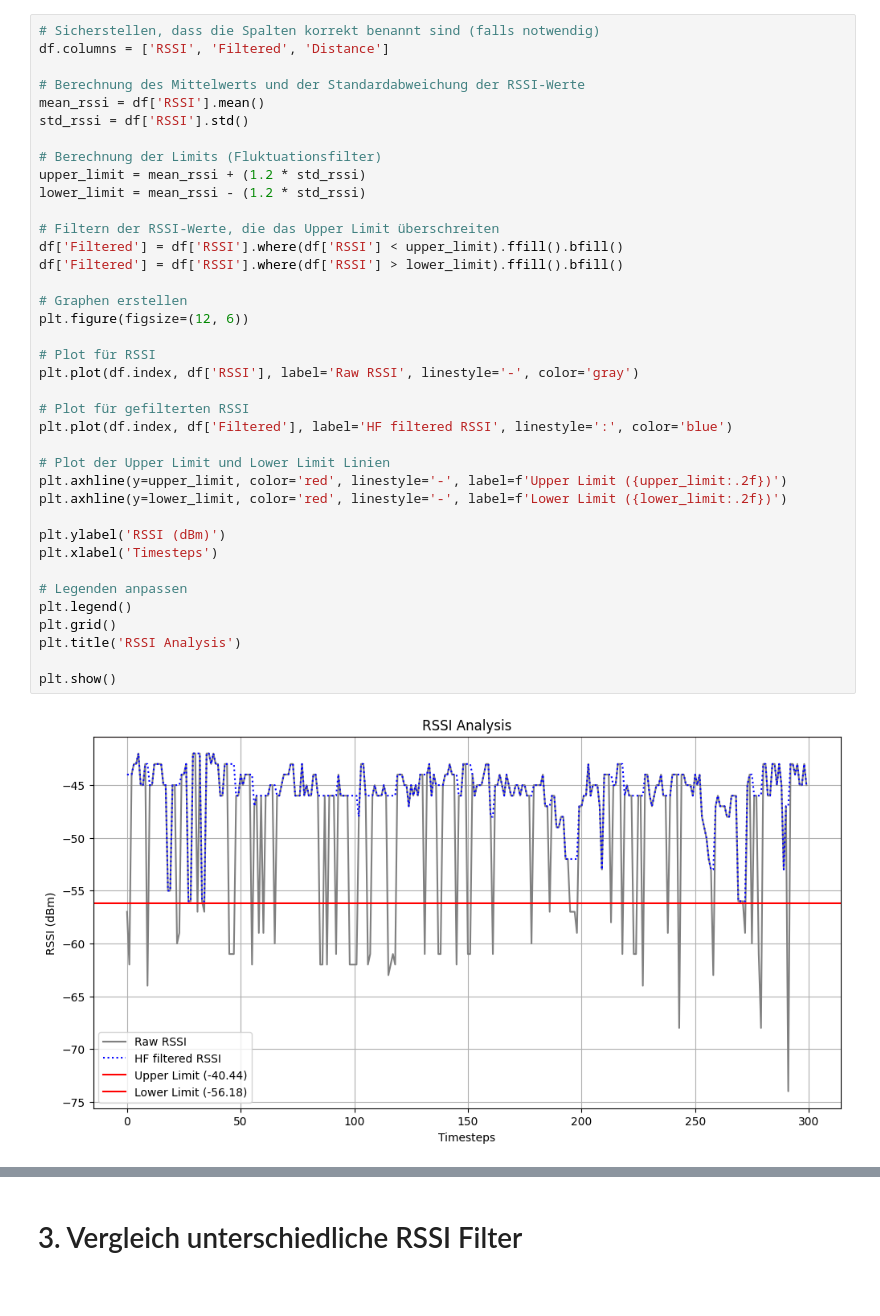
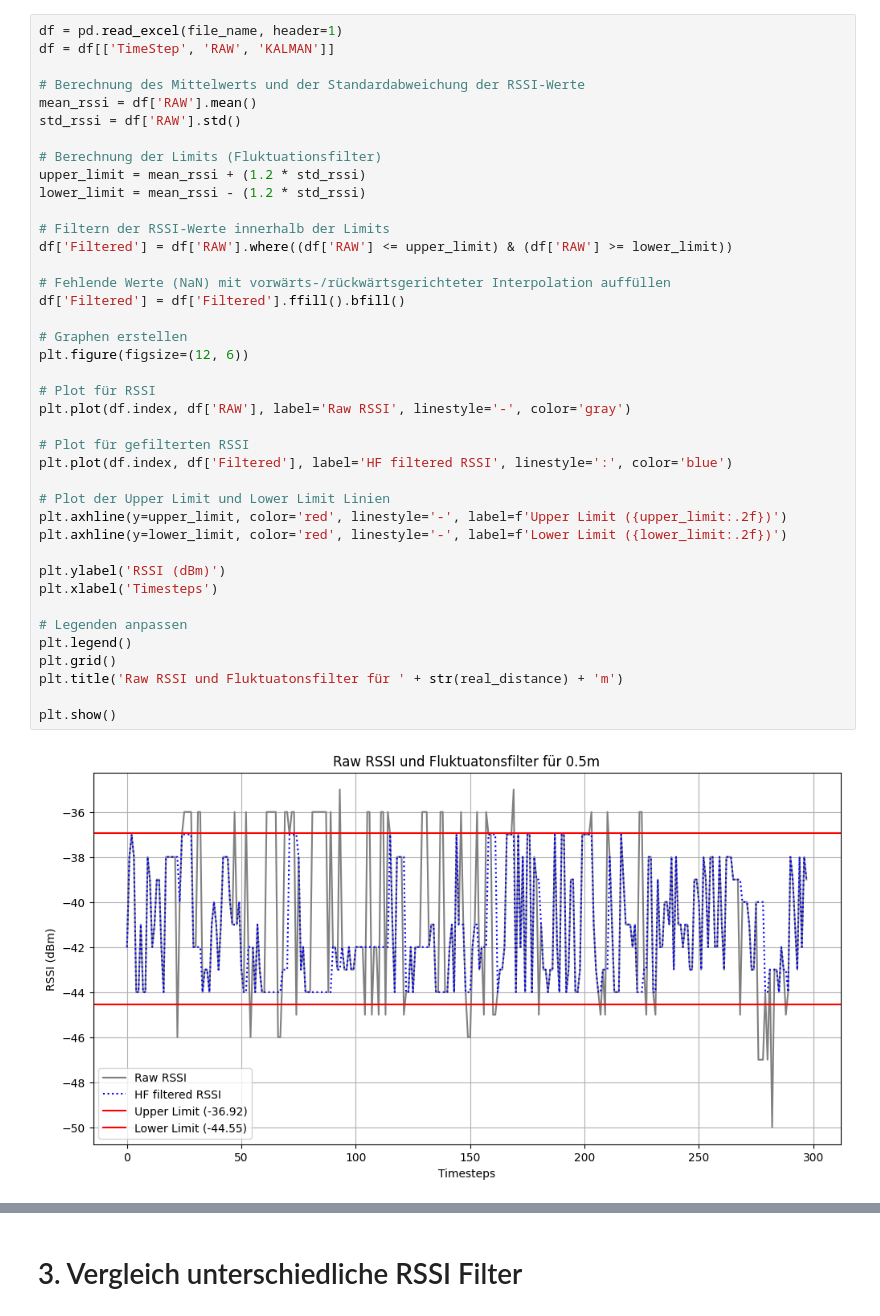
Before and after one commit to SilasDetering/SilasBA, a Jupyter notebook: Silas_BA_Graphen.ipynb, the cells around one changed output, grey strips where cells are left out. Drawn from its saved outputs; the diff is of its cells as text.

```diff
--- a/Silas_BA_Graphen.ipynb
+++ b/Silas_BA_Graphen.ipynb
@@ -60,42 +57,44 @@ plt.show()
 # %%
-# Sicherstellen, dass die Spalten korrekt benannt sind (falls notwendig)
-df.columns = ['RSSI', 'Filtered', 'Distance']
+df = pd.read_excel(file_name, header=1)
+df = df[['TimeStep', 'RAW', 'KALMAN']]
 
 # Berechnung des Mittelwerts und der Standardabweichung der RSSI-Werte
-mean_rssi = df['RSSI'].mean()
-std_rssi = df['RSSI'].std()
+mean_rssi = df['RAW'].mean()
+std_rssi = df['RAW'].std()
 
 # Berechnung der Limits (Fluktuationsfilter)
 upper_limit = mean_rssi + (1.2 * std_rssi)
 lower_limit = mean_rssi - (1.2 * std_rssi)
 
-# Filtern der RSSI-Werte, die das Upper Limit überschreiten
-df['Filtered'] = df['RSSI'].where(df['RSSI'] < upper_limit).ffill().bfill()
-df['Filtered'] = df['RSSI'].where(df['RSSI'] > lower_limit).ffill().bfill()
+# Filtern der RSSI-Werte innerhalb der Limits
+df['Filtered'] = df['RAW'].where((df['RAW'] <= upper_limit) & (df['RAW'] >= lower_limit))
+
+# Fehlende Werte (NaN) mit vorwärts-/rückwärtsgerichteter Interpolation auffüllen
+df['Filtered'] = df['Filtered'].ffill().bfill()
 
 # Graphen erstellen
 plt.figure(figsize=(12, 6))
 
 # Plot für RSSI
-plt.plot(df.index, df['RSSI'], label='Raw RSSI', linestyle='-', color='gray')
+plt.plot(df.index, df['RAW'], label='Raw RSSI', linestyle='-', color='gray')
 
 # Plot für gefilterten RSSI
 plt.plot(df.index, df['Filtered'], label='HF filtered RSSI', linestyle=':', color='blue')
 
 # Plot der Upper Limit und Lower Limit Linien
 plt.axhline(y=upper_limit, color='red', linestyle='-', label=f'Upper Limit ({upper_limit:.2f})')
 plt.axhline(y=lower_limit, color='red', linestyle='-', label=f'Lower Limit ({lower_limit:.2f})')
 
 plt.ylabel('RSSI (dBm)')
 plt.xlabel('Timesteps')
 
 # Legenden anpassen
 plt.legend()
 plt.grid()
-plt.title('RSSI Analysis')
+plt.title('Raw RSSI und Fluktuatonsfilter für ' + str(real_distance) + 'm')
 
 plt.show()
 # %% [output]
-[figure, old version]
+[figure, new version]
 # %% [markdown]
 # 2.0 RSSI ohne Filter für mehrere Distanzen
```
Also changed, not shown: parts of 17 cells of this notebook.
